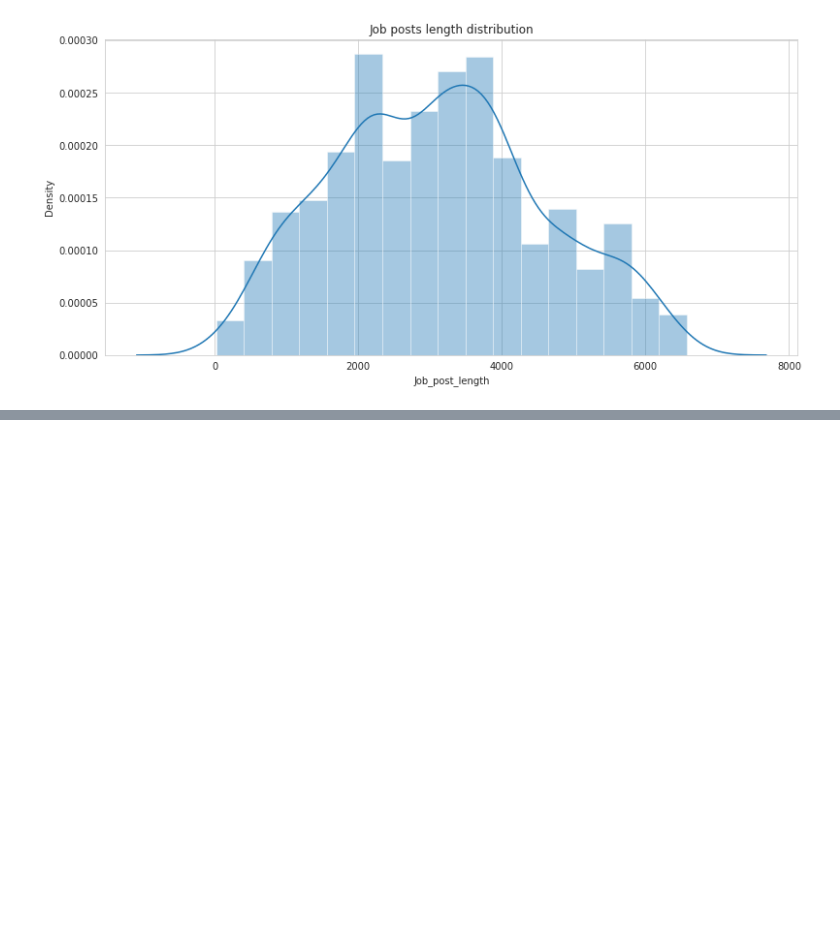
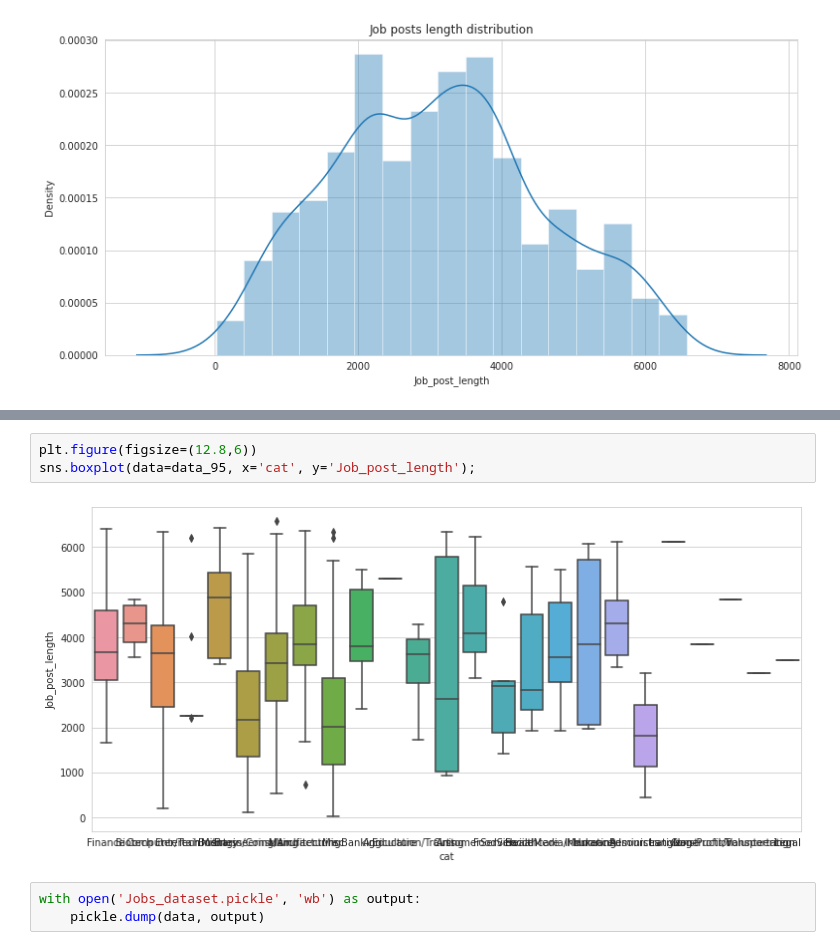
Before and after one commit to MashaKubyshina/Data_Science_Scripts, a Jupyter notebook: Visual_EDA_Job_Descriptions.ipynb, the cells around one changed output, grey strips where cells are left out. Cells and saved outputs as stored; diff of their text form; blank space fills up the shorter version.

```diff
--- a/Visual_EDA_Job_Descriptions.ipynb
+++ b/Visual_EDA_Job_Descriptions.ipynb
@@ -226,0 +238,8 @@ sns.distplot(data_95['Job_post_length']).set_title('Job posts length distributio
+# %%
+plt.figure(figsize=(12.8,6))
+sns.boxplot(data=data_95, x='cat', y='Job_post_length');
+# %% [output]
+[figure, added]
+# %%
+with open('Jobs_dataset.pickle', 'wb') as output:
+    pickle.dump(data, output)
```
Also changed, not shown: parts of 3 cells of this notebook.
